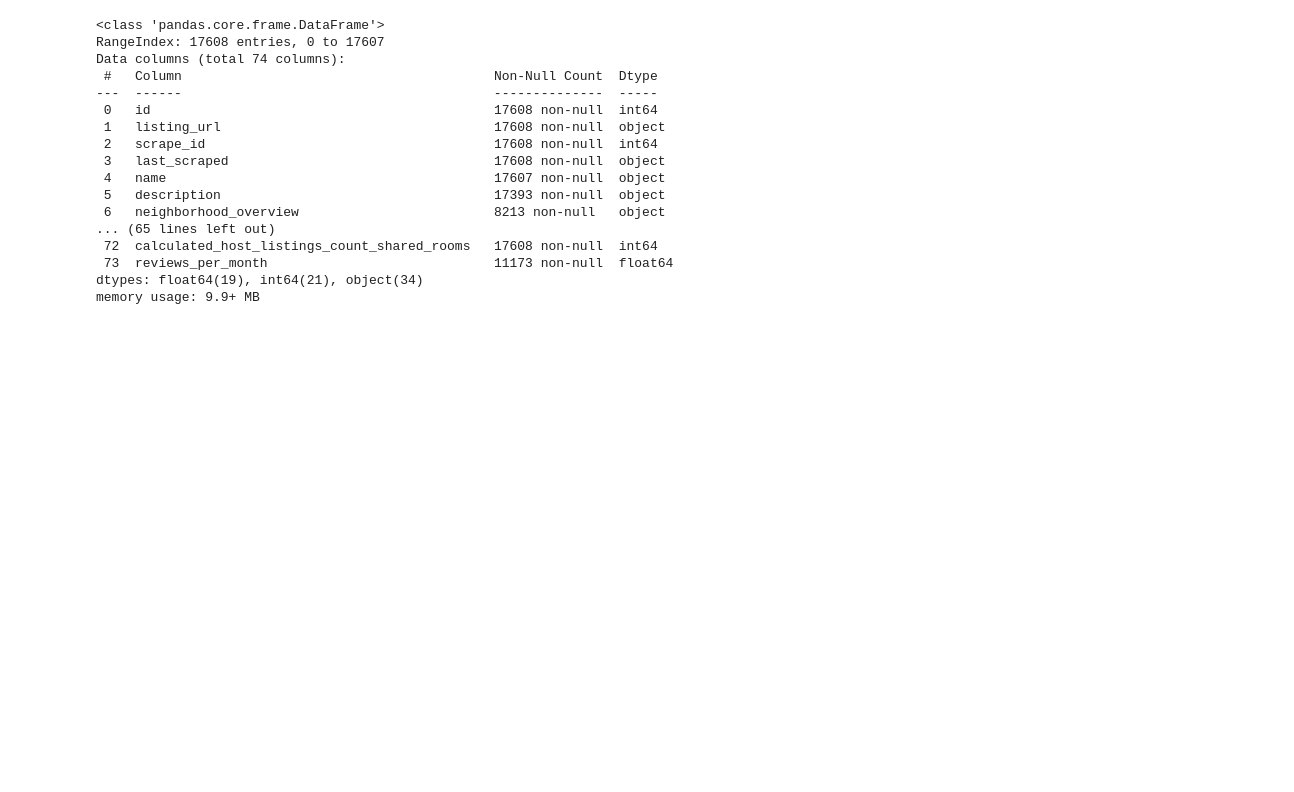
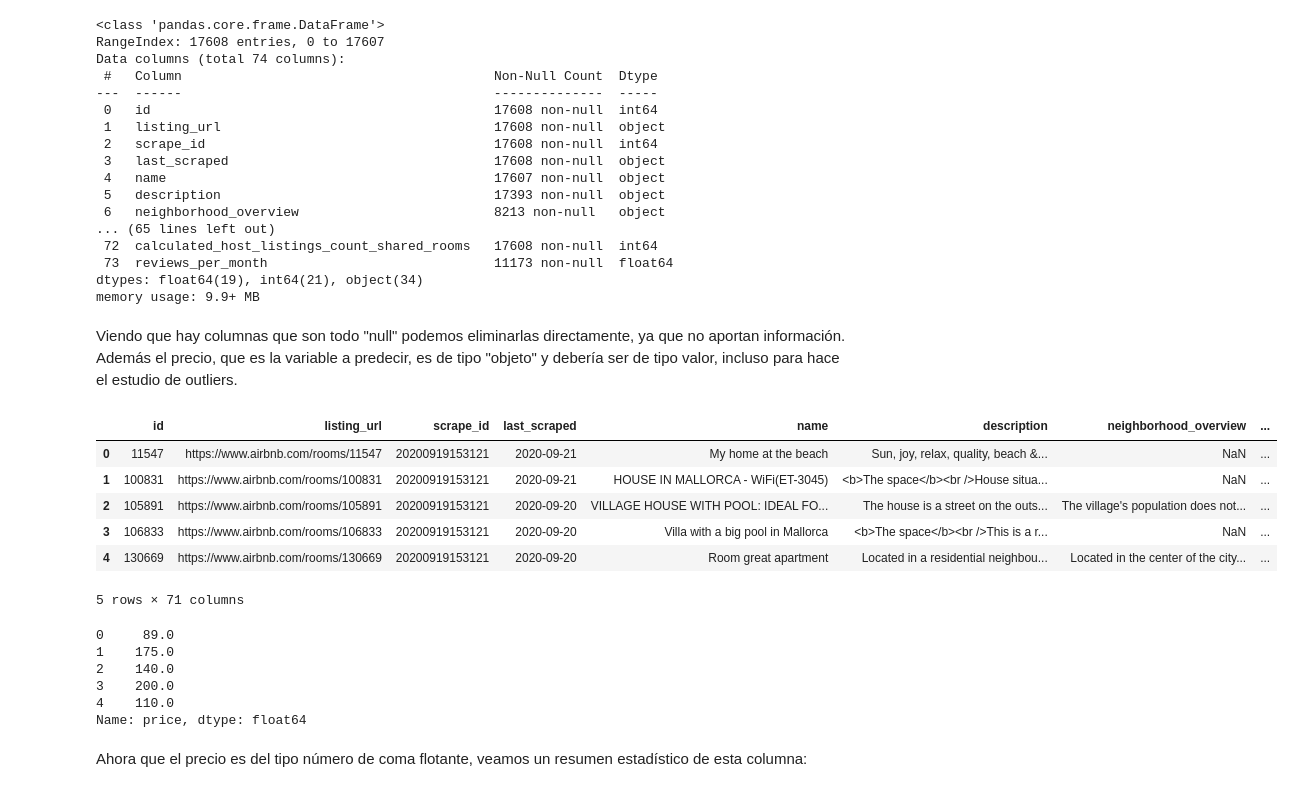
Before and after one commit to HelenaAH30/AirBNB_AA, a Jupyter notebook: final_AA.ipynb, the cells around one changed output. Cells and saved outputs as stored; diff of their text form; code cells hidden in the pictures; blank space fills up the shorter version.

```diff
--- a/final_AA.ipynb
+++ b/final_AA.ipynb
@@ -44,3 +51,30 @@ Data columns (total 74 columns):
  73  reviews_per_month                             11173 non-null  float64
 dtypes: float64(19), int64(21), object(34)
 memory usage: 9.9+ MB
+# %% [markdown]
+Viendo que hay columnas que son todo "null" podemos eliminarlas directamente, ya que no aportan información.
+Además el precio, que es la variable a predecir, es de tipo "objeto" y debería ser de tipo valor, incluso para hace el estudio de outliers.
+# %%
+df_airbnb = df_airbnb.drop(columns = ['calendar_updated','bathrooms','neighbourhood_group_cleansed'])
+df_airbnb.head()
+# %% [output]
+|  | id | listing_url | scrape_id | last_scraped | name | description | neighborhood_overview | ... |
+| 0 | 11547 | https://www.airbnb.com/rooms/11547 | 20200919153121 | 2020-09-21 | My home at the beach | Sun, joy, relax, quality, beach &... | NaN | ... |
+| 1 | 100831 | https://www.airbnb.com/rooms/100831 | 20200919153121 | 2020-09-21 | HOUSE IN MALLORCA - WiFi(ET-3045) | <b>The space</b><br />House situa... | NaN | ... |
+| 2 | 105891 | https://www.airbnb.com/rooms/105891 | 20200919153121 | 2020-09-20 | VILLAGE HOUSE WITH POOL: IDEAL FO... | The house is a street on the outs... | The village's population does not... | ... |
+| 3 | 106833 | https://www.airbnb.com/rooms/106833 | 20200919153121 | 2020-09-20 | Villa with a big pool in Mallorca | <b>The space</b><br />This is a r... | NaN | ... |
+| 4 | 130669 | https://www.airbnb.com/rooms/130669 | 20200919153121 | 2020-09-20 | Room great apartment | Located in a residential neighbou... | Located in the center of the city... | ... |
+5 rows × 71 columns
+# %%
+df_airbnb.price = df_airbnb.price.str.replace("$","").str.replace(",","").astype(float)
+df_airbnb.price.dtype
+df_airbnb.price.head()
+# %% [output]
+0     89.0
+1    175.0
+2    140.0
+3    200.0
+4    110.0
+Name: price, dtype: float64
+# %% [markdown]
+Ahora que el precio es del tipo número de coma flotante, veamos un resumen estadístico de esta columna:
```
Also changed, not shown: parts of 13 cells of this notebook, 1 other file.
